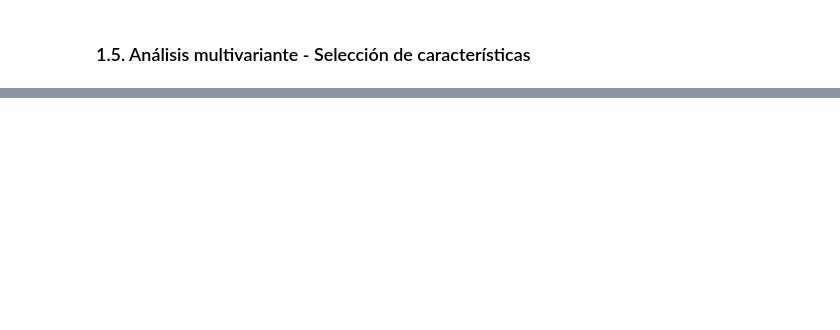
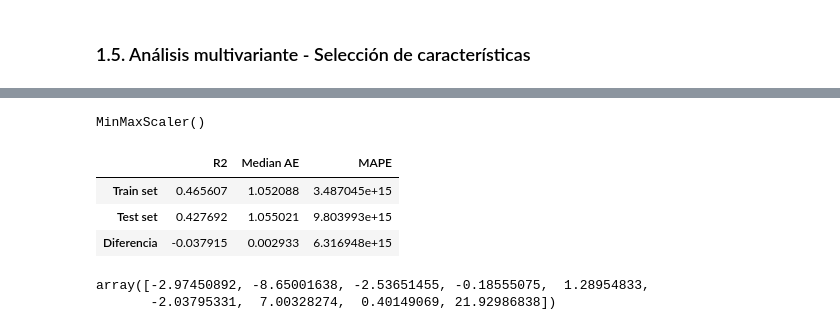
Before and after one commit to Celia-code13/Celia_Reg_Lineal_Reg1, a Jupyter notebook: src/explore.ipynb, the cells around one changed output, grey strips where cells are left out. Saved outputs shown, nothing was run; the diff lists cells and outputs as text; code cells hidden in the pictures; blank space fills up the shorter version.

```diff
--- a/src/explore.ipynb
+++ b/src/explore.ipynb
@@ -300,0 +385,6 @@ NameError: name 'ds' is not defined
+# %%
+# Escalamos los datos
+scaler = MinMaxScaler().fit(X_train)
+scaler
+# %% [output]
+MinMaxScaler()
@@ -300,0 +395,25 @@ NameError: name 'ds' is not defined
+# %%
+# Entrenamos un modelo de regresión lineal sin regularización
+m_linear = LinearRegression().fit(X_train_sc, y_train)
+# %%
+yhat_train = m_linear.predict(X_train_sc)
+yhat_test = m_linear.predict(X_test_sc)
+# %%
+#Creamos una función que mida el error en ambos conjuntos y la diferenci
+def get_metrics(yhat, y_test, yhat_train, y_train):
+  metrics_train = r2_score(y_train, yhat_train), median_absolute_error(y_train, yhat_train), mean_absolute_percentage_error(y_train, yhat_train)*100
+  metrics_test = r2_score(y_test, yhat), median_absolute_error(y_test, yhat), mean_absolute_percentage_error(y_test, yhat)*100
+  metrics_diff = list(map(lambda x: x[1]-x[0], zip(metrics_train, metrics_test)))
+  return pd.DataFrame(data=[metrics_train, metrics_test, metrics_diff], columns=['R2', 'Median AE', 'MAPE'], index=['Train set', 'Test set', 'Diferencia'])
+# %%
+get_metrics(yhat_test, y_test, yhat_train, y_train)
+# %% [output]
+|  | R2 | Median AE | MAPE |
+| Train set | 0.465607 | 1.052088 | 3.487045e+15 |
+| Test set | 0.427692 | 1.055021 | 9.803993e+15 |
+| Diferencia | -0.037915 | 0.002933 | 6.316948e+15 |
+# %%
+m_linear.coef_
+# %% [output]
+array([-2.97450892, -8.65001638, -2.53651455, -0.18555075,  1.28954833,
+       -2.03795331,  7.00328274,  0.40149069, 21.92986838])
```
Also changed, not shown: parts of 48 cells of this notebook.
